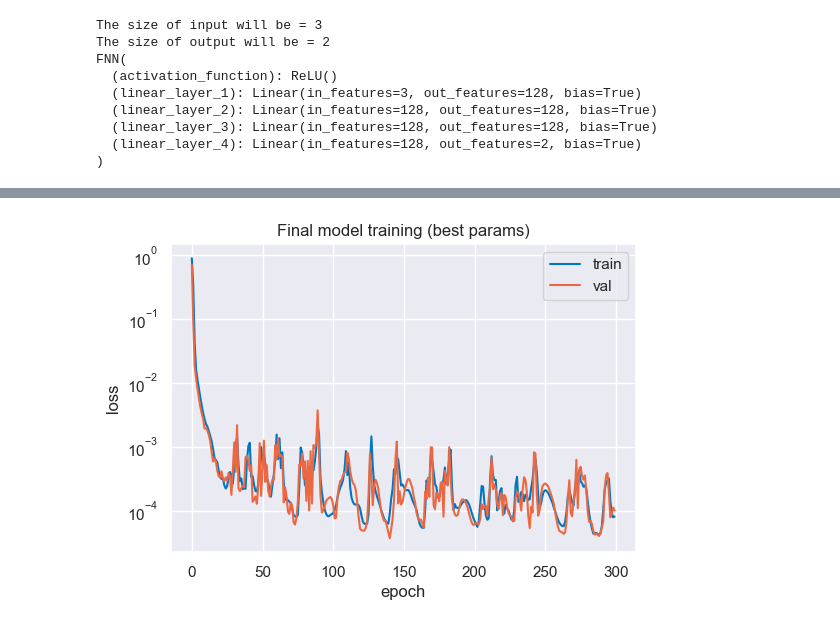
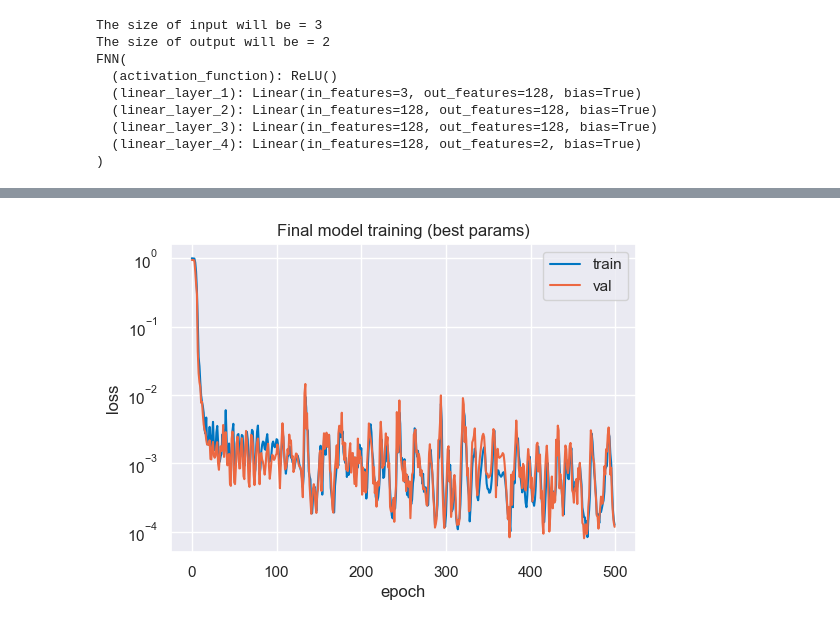
Before and after one commit to danielagocs/CEGM2003-BEAM-Project-2025-26, a Jupyter notebook: FNN/FNN_optuna.ipynb, the cells around one changed output, grey strips where cells are left out. Saved outputs shown, nothing was run; the diff lists cells and outputs as text; code cells hidden in the pictures.

```diff
--- a/FNN/FNN_optuna.ipynb
+++ b/FNN/FNN_optuna.ipynb
@@ -43,7 +43,7 @@ def gen_data(L, t_end, n):
     return (x_vals, t_vals, f(x_vals, t_vals), u(x_vals, t_vals))
 # %%
 # training data generation
-t_end = 1
+t_end = 2
 
 x_gen, t_gen, f_gen, u_gen = gen_data(np.pi, t_end, 10000)
 x_gen, t_gen, f_gen, u_gen = torch.tensor(x_gen, dtype=torch.float32), torch.tensor(t_gen, dtype=torch.float32), torch.tensor(f_gen, dtype=torch.float32), torch.tensor(u_gen, dtype=torch.float32)
@@ -401,20 +468,92 @@ model = FNN(
     output_size,
     hidden_features=best["hidden_size"],
     activation_function=activation_map[best["activation"]]
-).to(device)
+ ).to(device)
 
 optimizer = optimizer_map[best["optimizer"]](model.parameters(), lr=best["learning_rate"])
 loss_function = loss_map[best["loss"]]
 
-FINAL_EPOCHS = 300
+# Train and keep the best checkpoint (lowest validation loss)
+import copy
+from datetime import datetime
+import os
+
+FINAL_EPOCHS = 500
 train_curve, val_curve = [], []
+best_val = float("inf")
+best_epoch = None
+best_state = None
+min_delta = 1e-6
+
+# Create save dir and persist normalizers (same idea as the PINN notebooks)
+save_dir = os.path.join("models")
+os.makedirs(save_dir, exist_ok=True)
+
+torch.save({
+    "x_mean": float(x_normalizer.normmean),
+    "x_std": float(x_normalizer.normstd),
+    "t_mean": float(t_normalizer.normmean),
+    "t_std": float(t_normalizer.normstd),
+    "f_mean": float(f_normalizer.normmean),
+    "f_std": float(f_normalizer.normstd),
+    "u_mean": float(u_normalizer.normmean),
+    "u_std": float(u_normalizer.normstd),
+}, os.path.join(save_dir, "normalizers_FNN.pt"))
+
+best_weights_path = os.path.join(save_dir, "best_fnn.pt")
+best_weights_fallback_path = os.path.join(save_dir, "best_fnn_temp.pt")
+
 for epoch in range(1, FINAL_EPOCHS + 1):
     tr = train_epoch(model, train_loader, optimizer, loss_function)
     vl = evaluation(model, validation_loader, loss_function)
     train_curve.append(tr)
     val_curve.append(vl)
+
+    # Save-on-improvement (PINN-style): makes the best model robust to interruptions
+    if vl < best_val - min_delta:
+        best_val = vl
+        best_epoch = epoch
+        best_state = copy.deepcopy(model.state_dict())
+
+        try:
+            torch.save(model.state_dict(), best_weights_path)
+        except Exception as e:
+            print(f"Primary save failed: {e}")
+            torch.save(model.state_dict(), best_weights_fallback_path)
+
     if epoch % 20 == 0:
         print(f"final epoch {epoch}: train={tr:.4f}, val={vl:.4f}")
+
+# Restore best weights (so `model` is the best model, not just the last epoch)
+if best_state is not None:
+    model.load_state_dict(best_state)
+    print(f"Restored best model from epoch {best_epoch} (val={best_val:.6f})")
+
+# Save best model checkpoint (includes normalizers so evaluation can run standalone)
+ts = datetime.now().strftime("%Y%m%d_%H%M%S")
+save_path = os.path.join(save_dir, f"fnn_best_{ts}.pt")
+
+checkpoint = {
+    "model_state_dict": model.state_dict(),
+    "best_val": float(best_val),
+    "best_epoch": int(best_epoch) if best_epoch is not None else None,
+    "best_params": dict(best),
+    "input_size": int(input_size),
+    "output_size": int(output_size),
+    "data": {"L": float(np.pi), "t_end": float(t_end)},
+    "normalizers": {
+        "x_mean": float(x_normalizer.normmean),
+        "x_std": float(x_normalizer.normstd),
+        "t_mean": float(t_normalizer.normmean),
+        "t_std": float(t_normalizer.normstd),
+        "f_mean": float(f_normalizer.normmean),
+        "f_std": float(f_normalizer.normstd),
+        "u_mean": float(u_normalizer.normmean),
+        "u_std": float(u_normalizer.normstd),
+    },
+}
+torch.save(checkpoint, save_path)
+print(f"Saved best model to: {save_path}")
 
 # Optional: quick plot of curves
 plt.figure(figsize=(6,4))
@@ -445 +585 @@ final epoch 300: train=0.0001, val=0.0001
-[figure, old version]
+[figure, new version]
```
Also changed, not shown: parts of 4 cells of this notebook, 12 other files.
